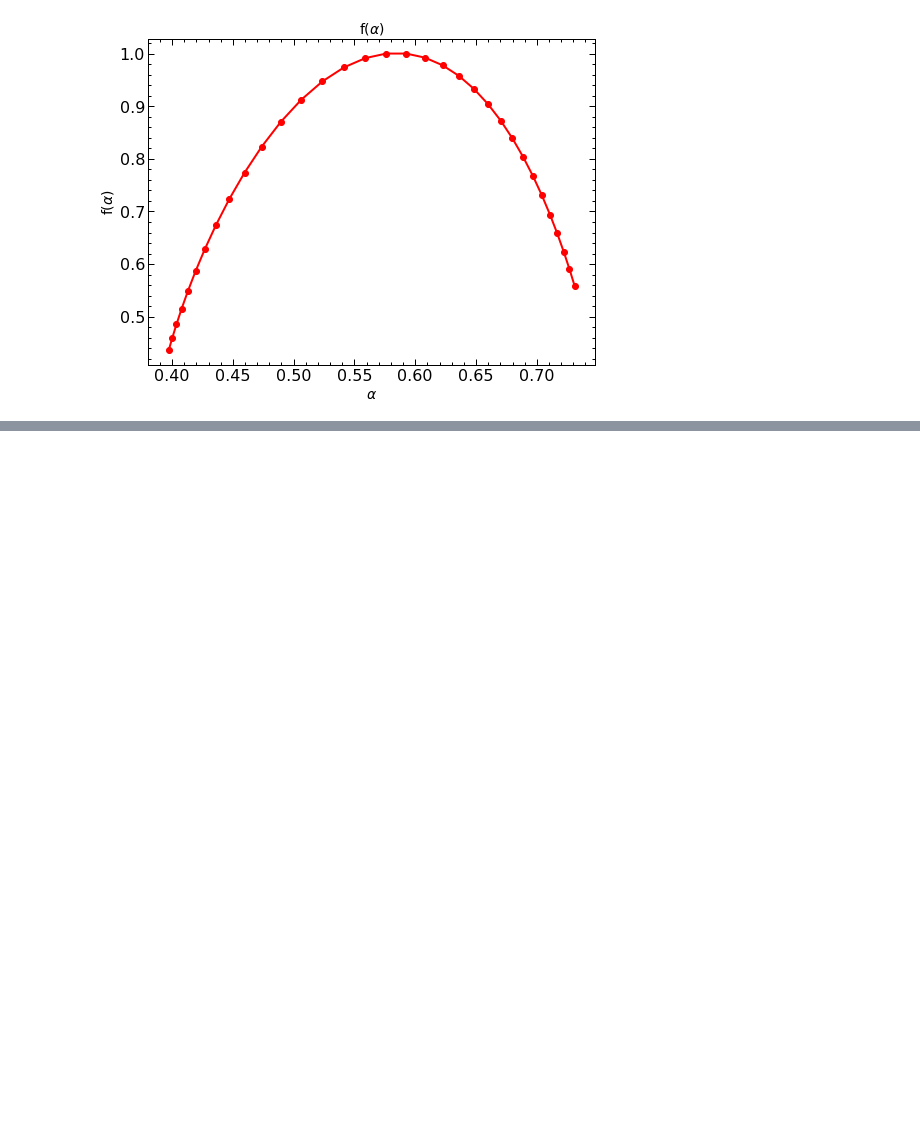
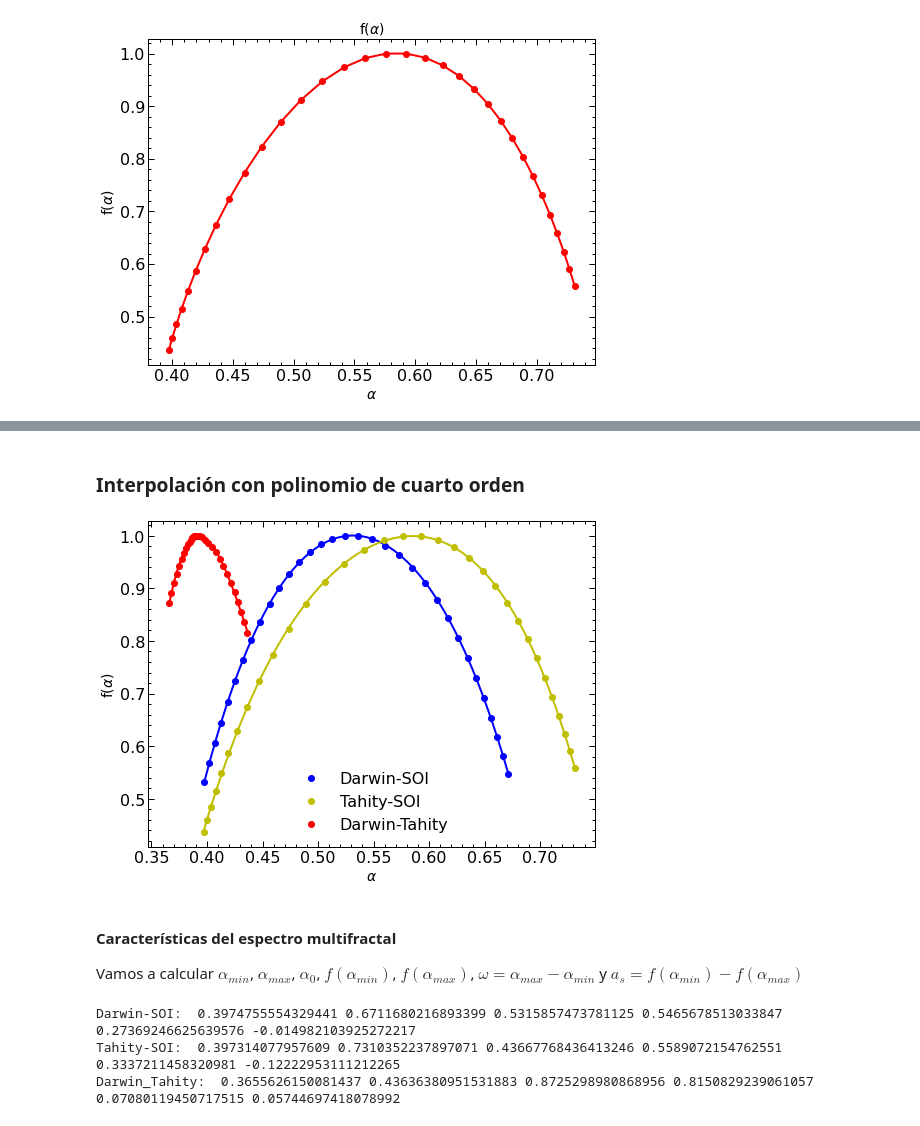
Before and after one commit to sebasjaro/MFDFAX, a Jupyter notebook: Python/MFDCCA.ipynb, the cells around one changed output, grey strips where cells are left out. Saved outputs shown, nothing was run; the diff lists cells and outputs as text; code cells hidden in the pictures; blank space fills up the shorter version.

Commit message:
Se agrega interpolacion

```diff
--- a/Python/MFDCCA.ipynb
+++ b/Python/MFDCCA.ipynb
@@ -315,0 +298,65 @@ plt.show()
+# %% [markdown]
+### Interpolación con polinomio de cuarto orden
+# %%
+#Darwin-SOI
+
+pdarsoi = np.poly1d(np.polyfit(dar_soi_alpha[:], dar_soi_mfSpect[:],4))
+xdarsoi = np.linspace(dar_soi_alpha[0],dar_soi_alpha[-1],100)
+plt.plot(dar_soi_alpha[:], dar_soi_mfSpect[:], 'bo', label='Darwin-SOI')
+plt.plot(xdarsoi,pdarsoi(xdarsoi), 'b-')
+
+#Tahity.SOI
+
+ptahsoi = np.poly1d(np.polyfit(tah_soi_alpha[:], tah_soi_mfSpect[:],4))
+xtahsoi = np.linspace(tah_soi_alpha[0],tah_soi_alpha[-1],100)
+plt.plot(tah_soi_alpha[:], tah_soi_mfSpect[:], 'yo', label='Tahity-SOI')
+plt.plot(xtahsoi,ptahsoi(xtahsoi), 'y-')
+
+#Darwin-Tahity
+pdartah = np.poly1d(np.polyfit(alpha_dar_tah[:], mfSpect_dar_tah[:],4))
+xdartah = np.linspace(alpha_dar_tah[0],alpha_dar_tah[-1],100)
+plt.plot(alpha_dar_tah[:], mfSpect_dar_tah[:], 'ro', label='Darwin-Tahity')
+plt.plot(xdartah,pdartah(xdartah), 'r-')
+plt.xlabel('$\\alpha$', fontsize=14)
+plt.ylabel('f($\\alpha$)', fontsize=14)
+plt.legend()
+#plt.savefig('fig/mfdcca_interp_spec.pdf')
+plt.show()
+# %% [output]
+[figure, added]
+# %% [markdown]
+#### Características del espectro multifractal
+
+Vamos a calcular $\alpha_{min}$, $\alpha_{max}$, $\alpha_0$, $f(\alpha_{min})$, $f(\alpha_{max})$, $\omega = \alpha_{max}-\alpha_{min}$ y $a_s = f(\alpha_{min})-f(\alpha_{max})$
+# %%
+#Darwin-SOI
+amin_dar = dar_soi_alpha[-1]
+amax_dar = dar_soi_alpha[0]
+fmin_dar = dar_soi_mfSpect[-1]
+fmax_dar = dar_soi_mfSpect[0]
+w_dar = amax_dar - amin_dar
+as_dar = fmin_dar - fmax_dar
+
+#Tahity-SOI
+amin_tah = tah_soi_alpha[-1]
+amax_tah = tah_soi_alpha[0]
+fmin_tah = tah_soi_mfSpect[-1]
+fmax_tah = tah_soi_mfSpect[0]
+w_tah = amax_tah - amin_tah
+as_tah = fmin_tah - fmax_tah
+
+#Darwin_Tahity
+amin_soi = alpha_dar_tah[-1]
+amax_soi = alpha_dar_tah[0]
+fmin_soi = mfSpect_dar_tah[-1]
+fmax_soi = mfSpect_dar_tah[0]
+w_soi = amax_soi - amin_soi
+as_soi = fmin_soi - fmax_soi
+
+print("Darwin-SOI: ", amin_dar, amax_dar, fmin_dar, fmax_dar, w_dar, as_dar)
+print("Tahity-SOI: ", amin_tah, amax_tah, fmin_tah, fmax_tah, w_tah, as_tah)
+print("Darwin_Tahity: ", amin_soi, amax_soi, fmin_soi, fmax_soi, w_soi, as_soi)
+# %% [output]
+Darwin-SOI:  0.3974755554329441 0.6711680216893399 0.5315857473781125 0.5465678513033847 0.27369246625639576 -0.014982103925272217
+Tahity-SOI:  0.397314077957609 0.7310352237897071 0.43667768436413246 0.5589072154762551 0.3337211458320981 -0.12222953111212265
+Darwin_Tahity:  0.3655626150081437 0.43636380951531883 0.8725298980868956 0.8150829239061057 0.07080119450717515 0.05744697418078992
```
Also changed, not shown: parts of 5 cells of this notebook.
